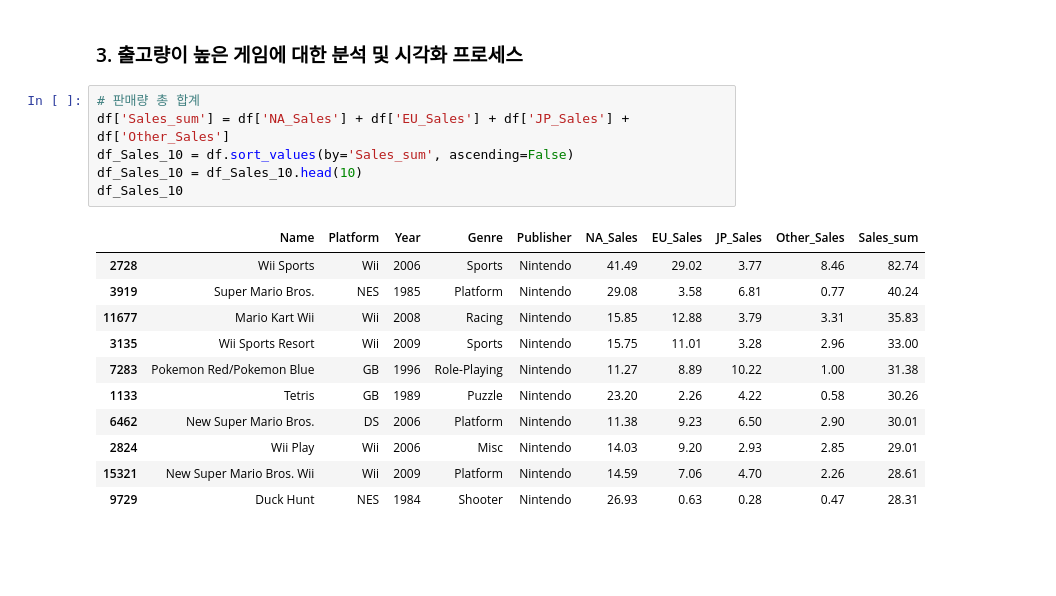
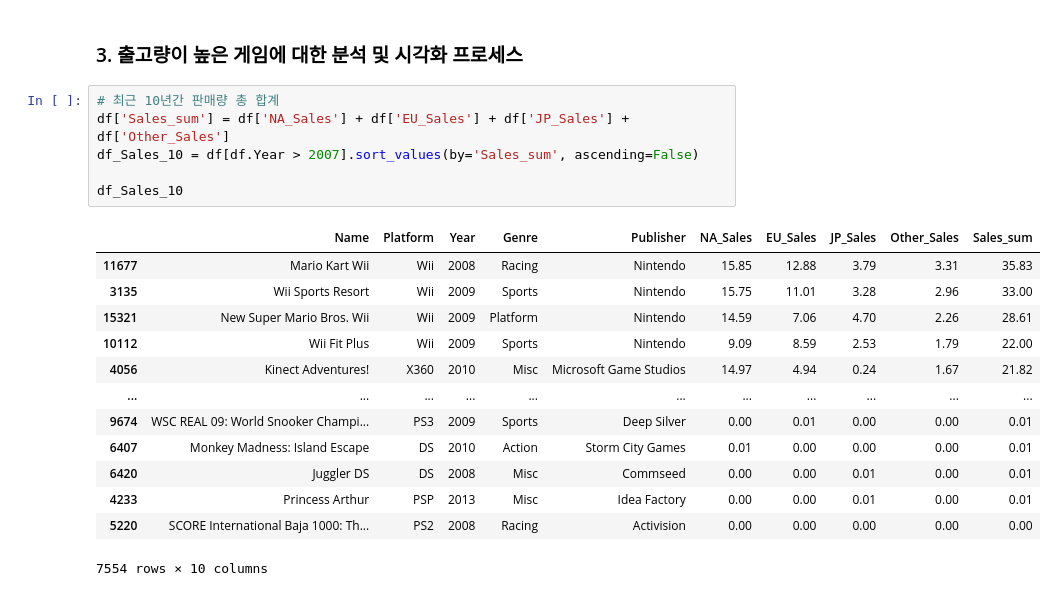
Before and after one commit to kimkihyun1/Game-Genre-Analysis, a Jupyter notebook: AI_14_김기현_Section1.ipynb, the cells around one changed output. Cells and saved outputs as stored; diff of their text form; blank space fills up the shorter version.

```diff
--- a/AI_14_김기현_Section1.ipynb
+++ b/AI_14_김기현_Section1.ipynb
@@ -359,20 +337,22 @@ Various Genres  ->  Sprots Genre  -> Action Genre
 # %% [markdown]
 ### 3. 출고량이 높은 게임에 대한 분석 및 시각화 프로세스
 # %%
-# 판매량 총 합계
+# 최근 10년간 판매량 총 합계
 df['Sales_sum'] = df['NA_Sales'] + df['EU_Sales'] + df['JP_Sales'] + df['Other_Sales']
-df_Sales_10 = df.sort_values(by='Sales_sum', ascending=False)
-df_Sales_10 = df_Sales_10.head(10)
+df_Sales_10 = df[df.Year > 2007].sort_values(by='Sales_sum', ascending=False)
+
 df_Sales_10
 # %% [output]
 |  | Name | Platform | Year | Genre | Publisher | NA_Sales | EU_Sales | JP_Sales | Other_Sales | Sales_sum |
-| 2728 | Wii Sports | Wii | 2006 | Sports | Nintendo | 41.49 | 29.02 | 3.77 | 8.46 | 82.74 |
-| 3919 | Super Mario Bros. | NES | 1985 | Platform | Nintendo | 29.08 | 3.58 | 6.81 | 0.77 | 40.24 |
 | 11677 | Mario Kart Wii | Wii | 2008 | Racing | Nintendo | 15.85 | 12.88 | 3.79 | 3.31 | 35.83 |
 | 3135 | Wii Sports Resort | Wii | 2009 | Sports | Nintendo | 15.75 | 11.01 | 3.28 | 2.96 | 33.00 |
-| 7283 | Pokemon Red/Pokemon Blue | GB | 1996 | Role-Playing | Nintendo | 11.27 | 8.89 | 10.22 | 1.00 | 31.38 |
-| 1133 | Tetris | GB | 1989 | Puzzle | Nintendo | 23.20 | 2.26 | 4.22 | 0.58 | 30.26 |
-| 6462 | New Super Mario Bros. | DS | 2006 | Platform | Nintendo | 11.38 | 9.23 | 6.50 | 2.90 | 30.01 |
-| 2824 | Wii Play | Wii | 2006 | Misc | Nintendo | 14.03 | 9.20 | 2.93 | 2.85 | 29.01 |
 | 15321 | New Super Mario Bros. Wii | Wii | 2009 | Platform | Nintendo | 14.59 | 7.06 | 4.70 | 2.26 | 28.61 |
-| 9729 | Duck Hunt | NES | 1984 | Shooter | Nintendo | 26.93 | 0.63 | 0.28 | 0.47 | 28.31 |
+| 10112 | Wii Fit Plus | Wii | 2009 | Sports | Nintendo | 9.09 | 8.59 | 2.53 | 1.79 | 22.00 |
+| 4056 | Kinect Adventures! | X360 | 2010 | Misc | Microsoft Game Studios | 14.97 | 4.94 | 0.24 | 1.67 | 21.82 |
+| ... | ... | ... | ... | ... | ... | ... | ... | ... | ... | ... |
+| 9674 | WSC REAL 09: World Snooker Champi... | PS3 | 2009 | Sports | Deep Silver | 0.00 | 0.01 | 0.00 | 0.00 | 0.01 |
+| 6407 | Monkey Madness: Island Escape | DS | 2010 | Action | Storm City Games | 0.01 | 0.00 | 0.00 | 0.00 | 0.01 |
+| 6420 | Juggler DS | DS | 2008 | Misc | Commseed | 0.00 | 0.00 | 0.01 | 0.00 | 0.01 |
+| 4233 | Princess Arthur | PSP | 2013 | Misc | Idea Factory | 0.00 | 0.00 | 0.01 | 0.00 | 0.01 |
+| 5220 | SCORE International Baja 1000: Th... | PS2 | 2008 | Racing | Activision | 0.00 | 0.00 | 0.00 | 0.00 | 0.00 |
+7554 rows × 10 columns
```
Also changed, not shown: parts of 15 cells of this notebook.
